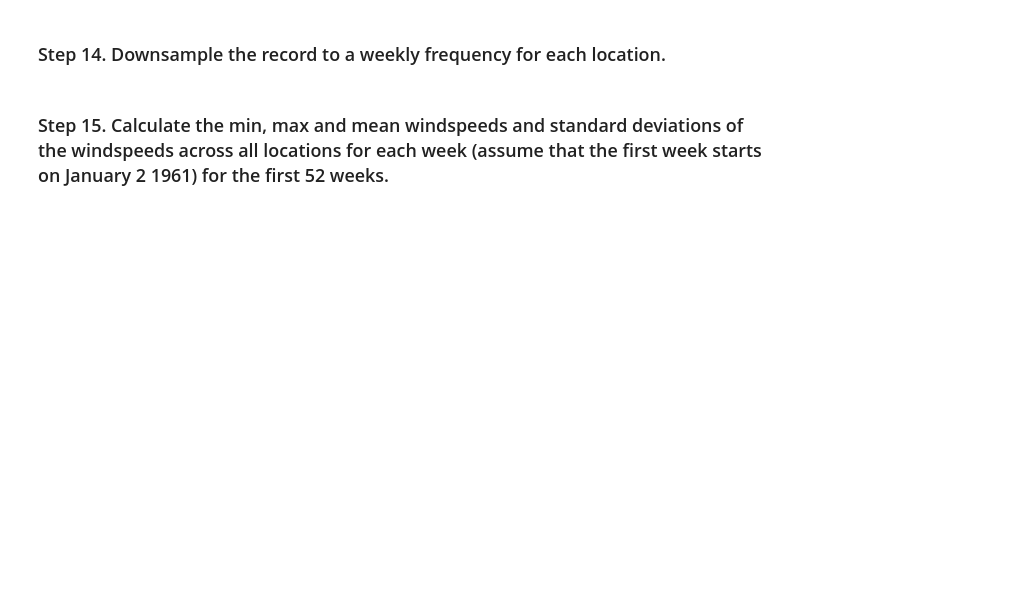
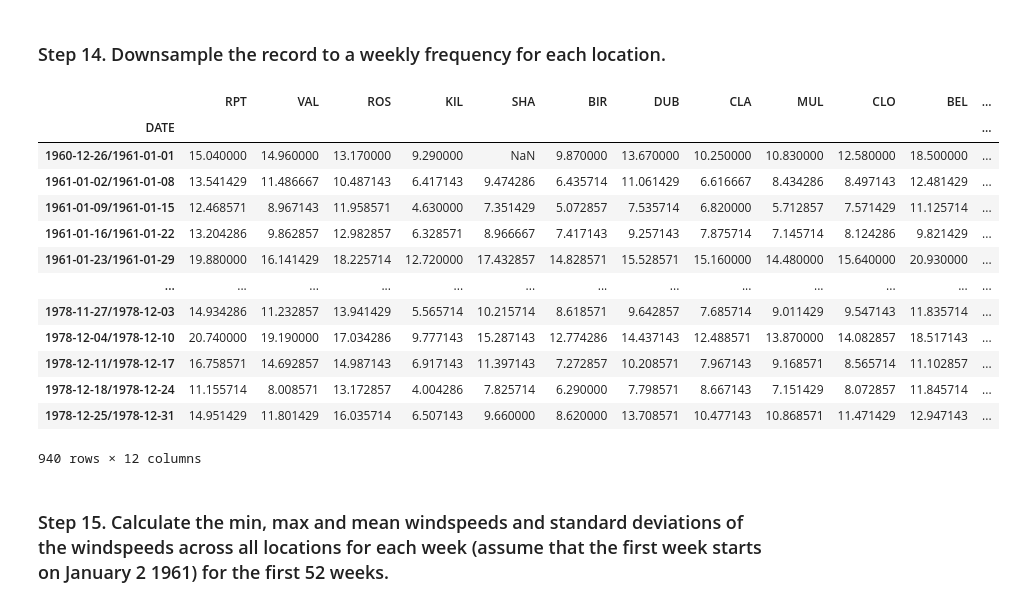
Before and after one commit to Mazako/pandas_exercises, a Jupyter notebook: 06_Stats/Wind_Stats/Exercises.ipynb, the cells around one changed output. Saved outputs shown, nothing was run; the diff lists cells and outputs as text; code cells hidden in the pictures; blank space fills up the shorter version.

```diff
--- a/06_Stats/Wind_Stats/Exercises.ipynb
+++ b/06_Stats/Wind_Stats/Exercises.ipynb
@@ -177,4 +215,21 @@ dtype: float64
 # %% [markdown]
 ### Step 14. Downsample the record to a weekly frequency for each location.
+# %%
+data.groupby(data.index.to_period('W')).mean()
+# %% [output]
+|  | RPT | VAL | ROS | KIL | SHA | BIR | DUB | CLA | MUL | CLO | BEL | ... |
+| DATE |  |  |  |  |  |  |  |  |  |  |  | ... |
+| 1960-12-26/1961-01-01 | 15.040000 | 14.960000 | 13.170000 | 9.290000 | NaN | 9.870000 | 13.670000 | 10.250000 | 10.830000 | 12.580000 | 18.500000 | ... |
+| 1961-01-02/1961-01-08 | 13.541429 | 11.486667 | 10.487143 | 6.417143 | 9.474286 | 6.435714 | 11.061429 | 6.616667 | 8.434286 | 8.497143 | 12.481429 | ... |
+| 1961-01-09/1961-01-15 | 12.468571 | 8.967143 | 11.958571 | 4.630000 | 7.351429 | 5.072857 | 7.535714 | 6.820000 | 5.712857 | 7.571429 | 11.125714 | ... |
+| 1961-01-16/1961-01-22 | 13.204286 | 9.862857 | 12.982857 | 6.328571 | 8.966667 | 7.417143 | 9.257143 | 7.875714 | 7.145714 | 8.124286 | 9.821429 | ... |
+| 1961-01-23/1961-01-29 | 19.880000 | 16.141429 | 18.225714 | 12.720000 | 17.432857 | 14.828571 | 15.528571 | 15.160000 | 14.480000 | 15.640000 | 20.930000 | ... |
+| ... | ... | ... | ... | ... | ... | ... | ... | ... | ... | ... | ... | ... |
+| 1978-11-27/1978-12-03 | 14.934286 | 11.232857 | 13.941429 | 5.565714 | 10.215714 | 8.618571 | 9.642857 | 7.685714 | 9.011429 | 9.547143 | 11.835714 | ... |
+| 1978-12-04/1978-12-10 | 20.740000 | 19.190000 | 17.034286 | 9.777143 | 15.287143 | 12.774286 | 14.437143 | 12.488571 | 13.870000 | 14.082857 | 18.517143 | ... |
+| 1978-12-11/1978-12-17 | 16.758571 | 14.692857 | 14.987143 | 6.917143 | 11.397143 | 7.272857 | 10.208571 | 7.967143 | 9.168571 | 8.565714 | 11.102857 | ... |
+| 1978-12-18/1978-12-24 | 11.155714 | 8.008571 | 13.172857 | 4.004286 | 7.825714 | 6.290000 | 7.798571 | 8.667143 | 7.151429 | 8.072857 | 11.845714 | ... |
+| 1978-12-25/1978-12-31 | 14.951429 | 11.801429 | 16.035714 | 6.507143 | 9.660000 | 8.620000 | 13.708571 | 10.477143 | 10.868571 | 11.471429 | 12.947143 | ... |
+940 rows × 12 columns
 # %% [markdown]
 ### Step 15. Calculate the min, max and mean windspeeds and standard deviations of the windspeeds across all locations for each week (assume that the first week starts on January 2 1961) for the first 52 weeks.
```
Also changed, not shown: parts of 3 cells of this notebook, 4 other files.
